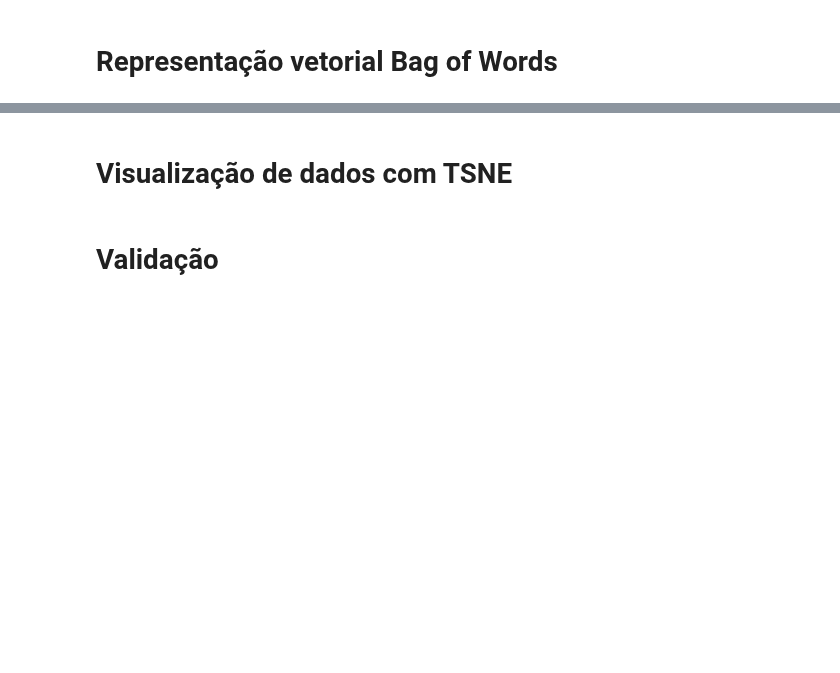
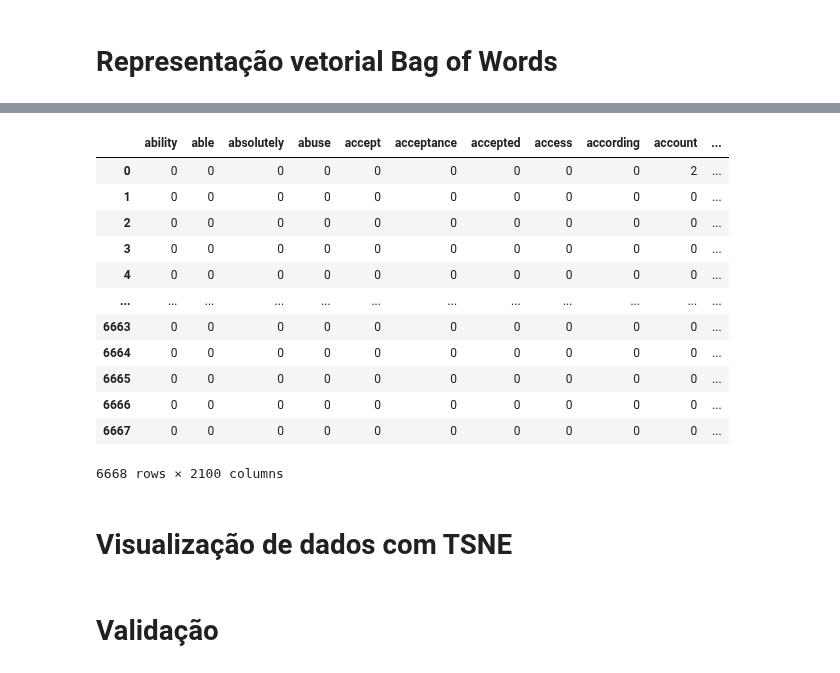
Before and after one commit to PlayerGhost/ciencia_de_dados_data_analysis, a Jupyter notebook: modelos/MLP/email_classification_BagOfWords.ipynb, the cells around one changed output, grey strips where cells are left out. Saved outputs shown, nothing was run; the diff lists cells and outputs as text; code cells hidden in the pictures; blank space fills up the shorter version.

```diff
--- a/modelos/MLP/email_classification_BagOfWords.ipynb
+++ b/modelos/MLP/email_classification_BagOfWords.ipynb
@@ -36,0 +37,7 @@ database
+# %%
+testSet = pd.read_csv("../../Database/emailsTestSet.csv")
+testSet = testSet.drop(columns=["Unnamed: 0"])
+testSet = testSet.dropna()
+testTarget = testSet["target"].array
+
+testSet
@@ -41 +62,5 @@ for email in database["email"]:
+# %%
+emailsTextTest = []
+for email in testSet["email"]:
+    emailsTextTest.append(email)
 # %%
@@ -68,3 +97,24 @@ bag
+# %%
+vectorizerTest = CountVectorizer(max_features=2100)
+XTest = vectorizerTest.fit_transform(emailsTextTest)
+
+bagTest = pd.DataFrame(XTest.toarray(),columns=vectorizerTest.get_feature_names())
+
+bagTest
+# %% [output]
+|  | ability | able | absolutely | abuse | accept | acceptance | accepted | access | according | account | ... |
+| 0 | 0 | 0 | 0 | 0 | 0 | 0 | 0 | 0 | 0 | 2 | ... |
+| 1 | 0 | 0 | 0 | 0 | 0 | 0 | 0 | 0 | 0 | 0 | ... |
+| 2 | 0 | 0 | 0 | 0 | 0 | 0 | 0 | 0 | 0 | 0 | ... |
+| 3 | 0 | 0 | 0 | 0 | 0 | 0 | 0 | 0 | 0 | 0 | ... |
+| 4 | 0 | 0 | 0 | 0 | 0 | 0 | 0 | 0 | 0 | 0 | ... |
+| ... | ... | ... | ... | ... | ... | ... | ... | ... | ... | ... | ... |
+| 6663 | 0 | 0 | 0 | 0 | 0 | 0 | 0 | 0 | 0 | 0 | ... |
+| 6664 | 0 | 0 | 0 | 0 | 0 | 0 | 0 | 0 | 0 | 0 | ... |
+| 6665 | 0 | 0 | 0 | 0 | 0 | 0 | 0 | 0 | 0 | 0 | ... |
+| 6666 | 0 | 0 | 0 | 0 | 0 | 0 | 0 | 0 | 0 | 0 | ... |
+| 6667 | 0 | 0 | 0 | 0 | 0 | 0 | 0 | 0 | 0 | 0 | ... |
+6668 rows × 2100 columns
 # %% [markdown]
 # Visualização de dados com TSNE
 # %%
```
Also changed, not shown: parts of 16 cells of this notebook, 8 other files.
